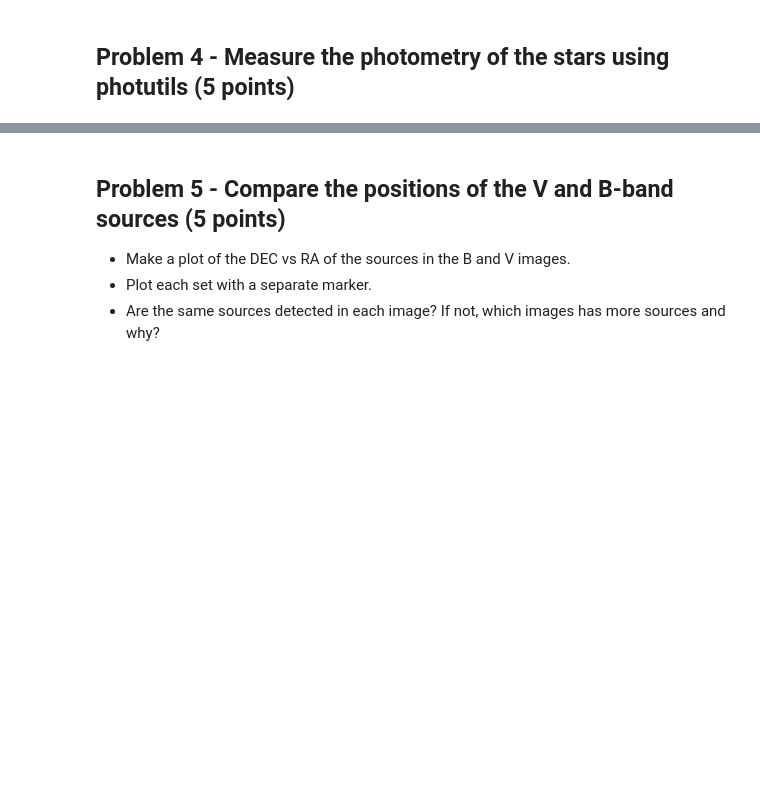
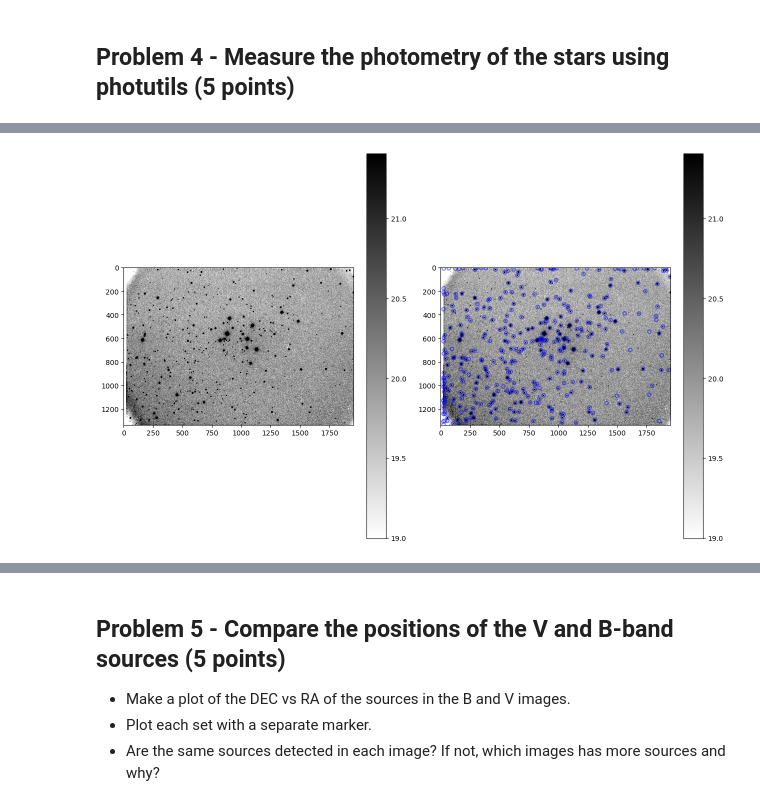
Before and after one commit to aaronreithku/Photometryproject_student, a Jupyter notebook: cluster_photometry_student.ipynb, the cells around one changed output, grey strips where cells are left out. Cells and saved outputs as stored; diff of their text form; code cells hidden in the pictures; blank space fills up the shorter version.

```diff
--- a/cluster_photometry_student.ipynb
+++ b/cluster_photometry_student.ipynb
@@ -338,7 +342,7 @@ mean_b, median_b, std_b = sigma_clipped_stats(data_b, sigma=3.0)
 # set up daofind, with info about our image fwhm and the detection threshold
 #*****************************************
 # update with the FWHM that you measured from the imexam
-daofind = DAOStarFinder(fwhm=, threshold=5.*std_b)
+daofind = DAOStarFinder(fwhm=4.42, threshold=5.*std_b)
 
 # detect sources, using the image - median, which subtracts the sky level from image,
 # assuming a sky that is constant across the iamge
@@ -367,3 +371,4 @@ apertures = CircularAperture(positions, r=15.)
 imdisplay(data_b)
 #plot the apertures.  the ';' at the end suppresses some messy output
 apertures.plot(color='blue', lw=1.5, alpha=0.5);
+# %% [output]
@@ -369,0 +376 @@ apertures.plot(color='blue', lw=1.5, alpha=0.5);
+[figure, added]
```
Also changed, not shown: parts of 6 cells of this notebook.
